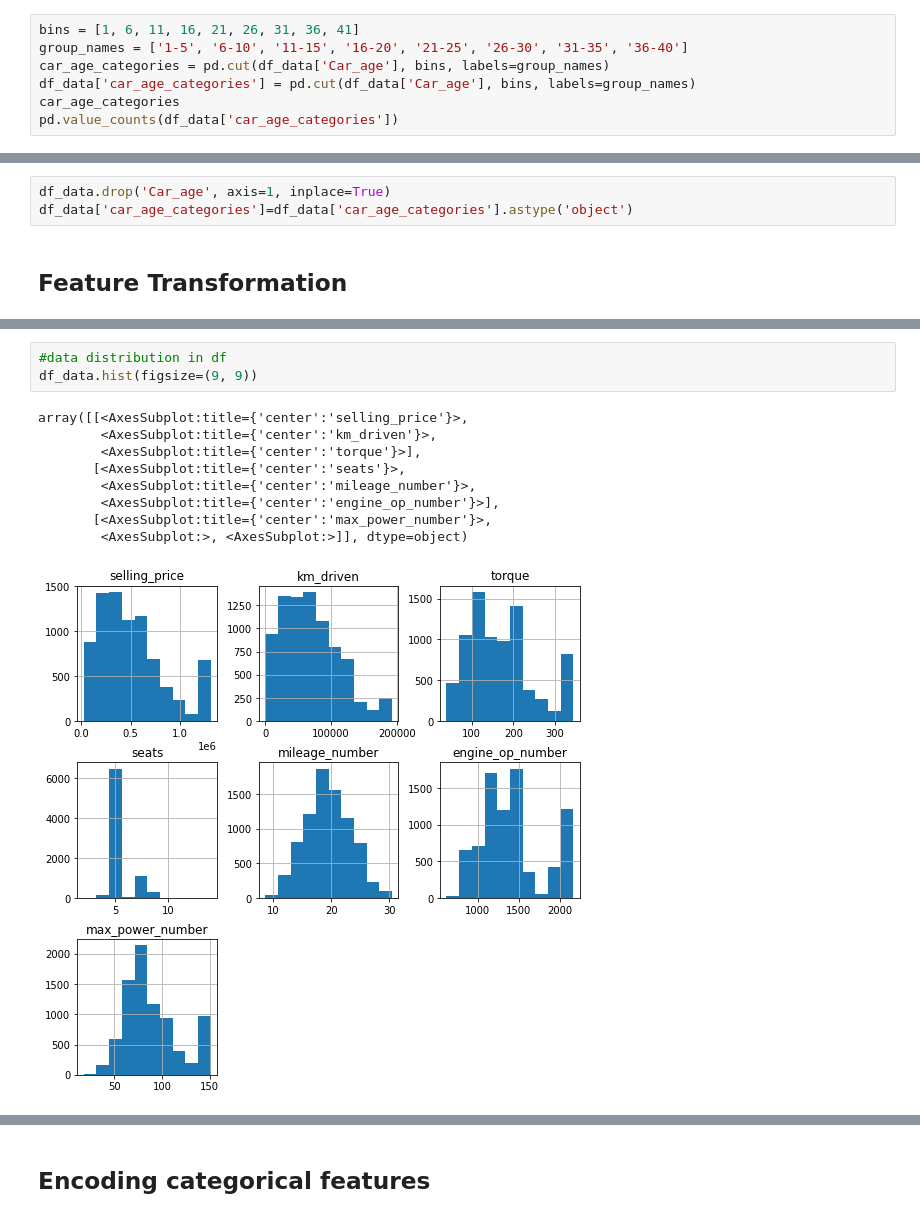
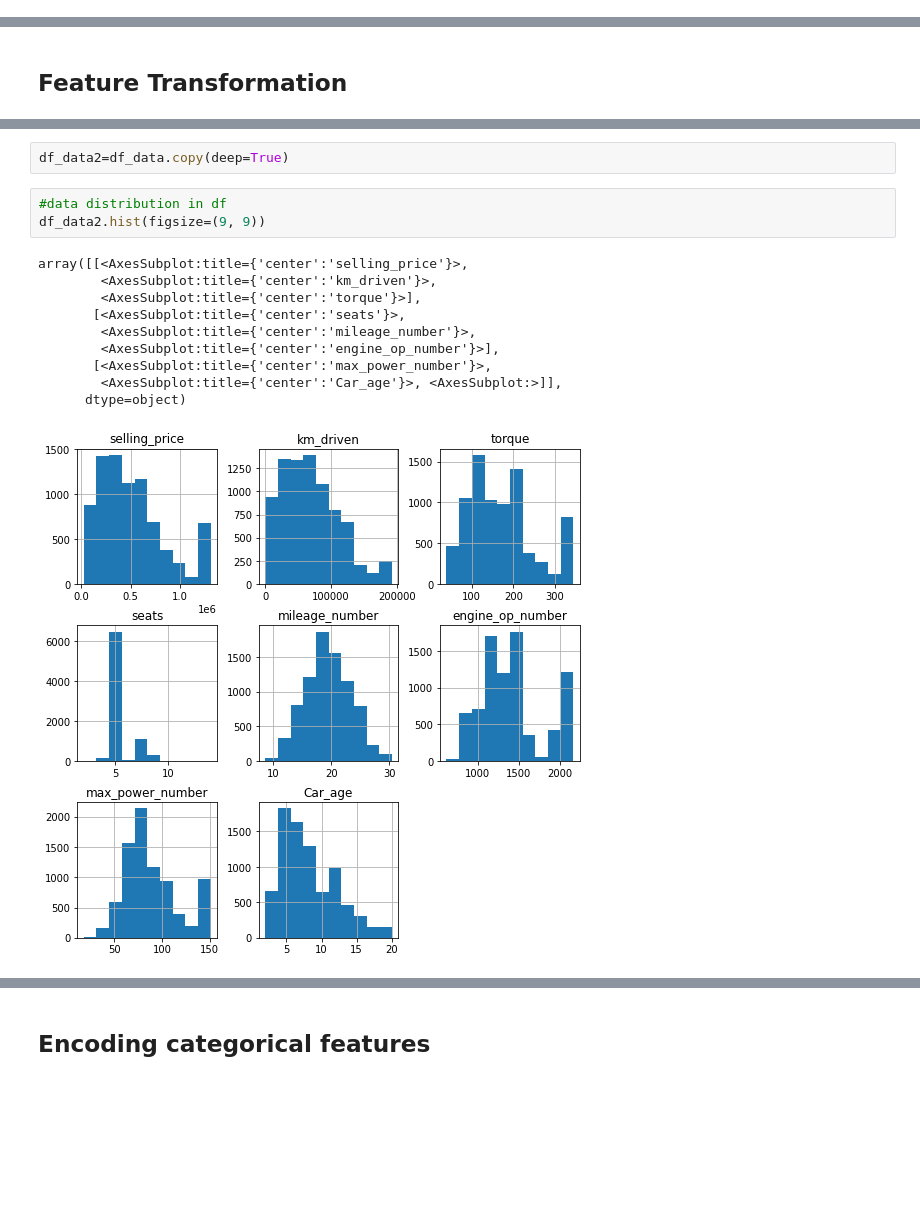
Before and after one commit to ParisRohan/Kaggle_DataScience_Projects, a Jupyter notebook: rp-vehicledataset3-eda-dataprep-outlier-modelbuild.ipynb, the cells around one changed output, grey strips where cells are left out. Saved outputs shown, nothing was run; the diff lists cells and outputs as text; blank space fills up the shorter version.

```diff
--- a/rp-vehicledataset3-eda-dataprep-outlier-modelbuild.ipynb
+++ b/rp-vehicledataset3-eda-dataprep-outlier-modelbuild.ipynb
@@ -356,10 +357,3 @@ df_data['Car_age']=todays_date.year-df_data['year']
 df_data.drop('year', axis=1, inplace=True)
 # %% [output]
 Current year: 2022
-# %%
-bins = [1, 6, 11, 16, 21, 26, 31, 36, 41]
-group_names = ['1-5', '6-10', '11-15', '16-20', '21-25', '26-30', '31-35', '36-40']
-car_age_categories = pd.cut(df_data['Car_age'], bins, labels=group_names)
-df_data['car_age_categories'] = pd.cut(df_data['Car_age'], bins, labels=group_names)
-car_age_categories
-pd.value_counts(df_data['car_age_categories'])
@@ -376,6 +360,3 @@ Name: car_age_categories, dtype: int64
-# %%
-df_data.drop('Car_age', axis=1, inplace=True)
-df_data['car_age_categories']=df_data['car_age_categories'].astype('object')
 # %% [markdown]
 ## Feature Transformation
 # %%
@@ -393,14 +374,17 @@ df_data.describe()
+# %%
+df_data2=df_data.copy(deep=True)
 # %%
 #data distribution in df
-df_data.hist(figsize=(9, 9))
+df_data2.hist(figsize=(9, 9))
 # %% [output]
 array([[<AxesSubplot:title={'center':'selling_price'}>,
         <AxesSubplot:title={'center':'km_driven'}>,
         <AxesSubplot:title={'center':'torque'}>],
        [<AxesSubplot:title={'center':'seats'}>,
         <AxesSubplot:title={'center':'mileage_number'}>,
         <AxesSubplot:title={'center':'engine_op_number'}>],
        [<AxesSubplot:title={'center':'max_power_number'}>,
-        <AxesSubplot:>, <AxesSubplot:>]], dtype=object)
+        <AxesSubplot:title={'center':'Car_age'}>, <AxesSubplot:>]],
+      dtype=object)
-[figure, old version]
+[figure, new version]
 # %%
```
Also changed, not shown: parts of 32 cells of this notebook.
